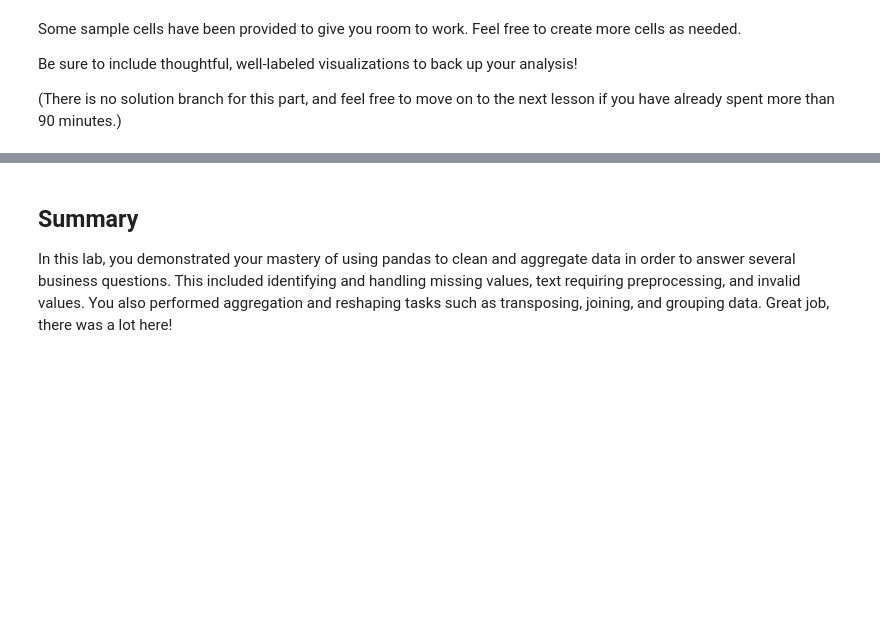
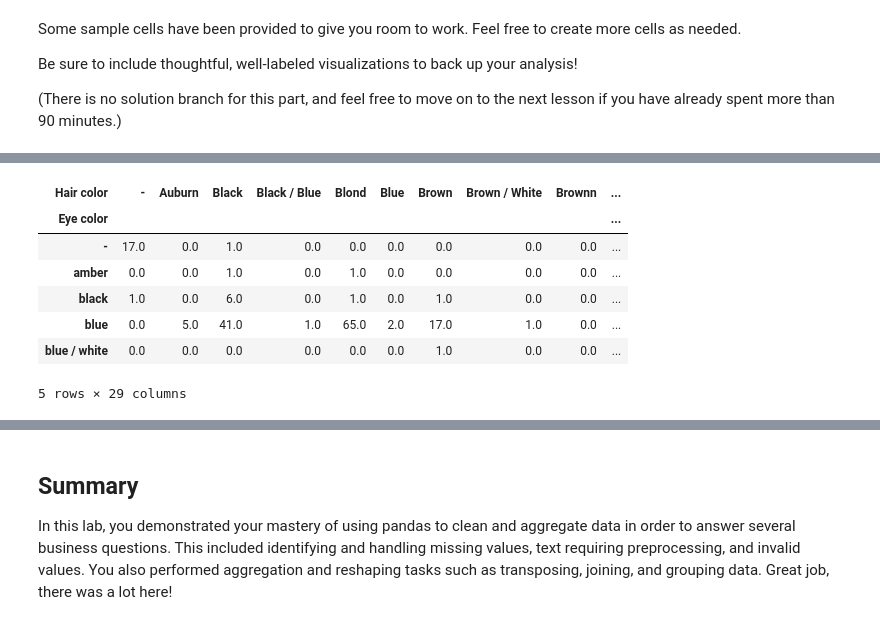
Before and after one commit to Logan-BCM/dsc-pandas-data-cleaning-lab, a Jupyter notebook: index.ipynb, the cells around one changed output, grey strips where cells are left out. Drawn from its saved outputs; the diff is of its cells as text; code cells hidden in the pictures; blank space fills up the shorter version.

```diff
--- a/index.ipynb
+++ b/index.ipynb
@@ -800,0 +854,14 @@ Be sure to include thoughtful, well-labeled visualizations to back up your analy
+# %%
+level_up.fillna(0, inplace=True)
+# I chose to fill up/replace the nan values with 0 to avoid loosing data since this is a small datset.
+# Reaplcing with median and mode would not have made any sense either as it would have altered the accuracy of the data
+level_up.head()
+# %% [output]
+| Hair color | - | Auburn | Black | Black / Blue | Blond | Blue | Brown | Brown / White | Brownn | ... |
+| Eye color |  |  |  |  |  |  |  |  |  | ... |
+| - | 17.0 | 0.0 | 1.0 | 0.0 | 0.0 | 0.0 | 0.0 | 0.0 | 0.0 | ... |
+| amber | 0.0 | 0.0 | 1.0 | 0.0 | 1.0 | 0.0 | 0.0 | 0.0 | 0.0 | ... |
+| black | 1.0 | 0.0 | 6.0 | 0.0 | 1.0 | 0.0 | 1.0 | 0.0 | 0.0 | ... |
+| blue | 0.0 | 5.0 | 41.0 | 1.0 | 65.0 | 2.0 | 17.0 | 1.0 | 0.0 | ... |
+| blue / white | 0.0 | 0.0 | 0.0 | 0.0 | 0.0 | 0.0 | 1.0 | 0.0 | 0.0 | ... |
+5 rows × 29 columns
```
Also changed, not shown: parts of 20 cells of this notebook.
